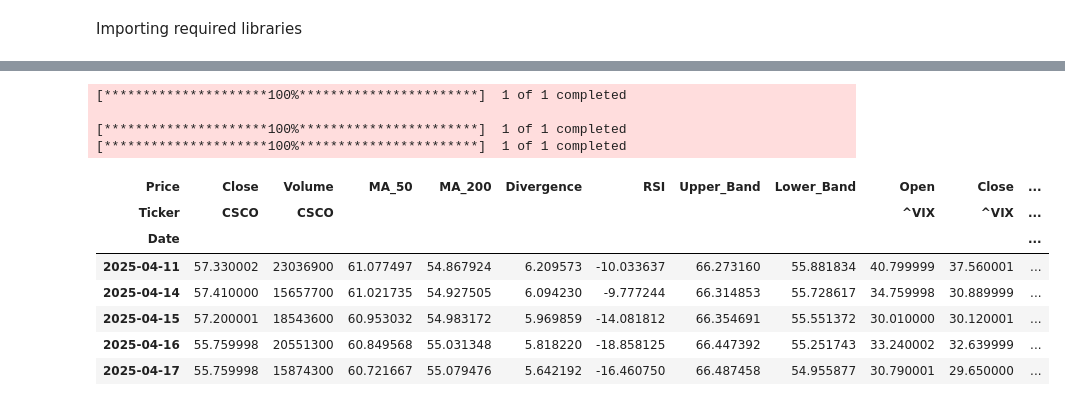
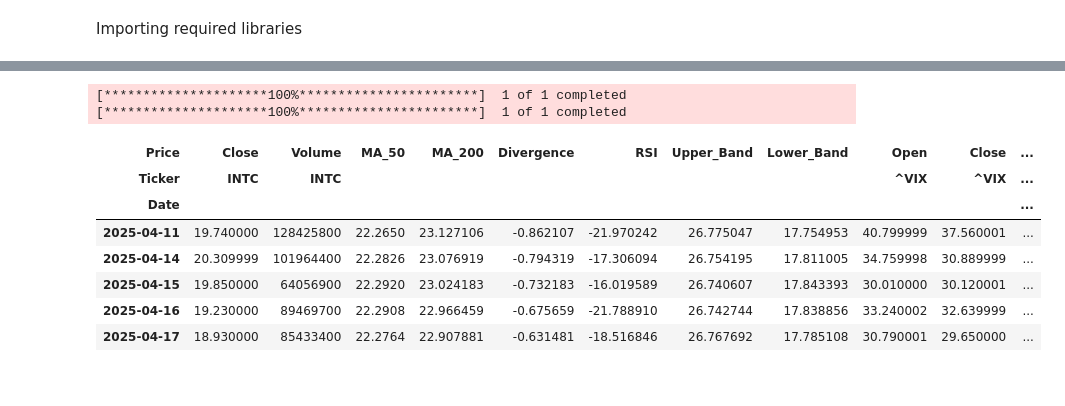
Before and after one commit to ApooU2/Project_Delta, a Jupyter notebook: combined.ipynb, the cells around one changed output, grey strips where cells are left out. Drawn from its saved outputs; the diff is of its cells as text; code cells hidden in the pictures.

```diff
--- a/combined.ipynb
+++ b/combined.ipynb
@@ -31,7 +31,7 @@ import yfinance as yf
 from sklearn.metrics import mean_absolute_error, mean_squared_error, r2_score
 # %%
 # Fetch stock data
-ticker = 'CSCO'  # Replace with desired stock ticker
+ticker = 'INTC'  # Replace with desired stock ticker
 data = yf.download(ticker, start='2010-01-01', end='2025-05-01')
 data = data[['Close', 'Volume']]
 
@@ -39,42 +39,40 @@ data = data[['Close', 'Volume']]
 ma_50 = data['Close'].rolling(window=50).mean()
 ma_200 = data['Close'].rolling(window=200).mean()
 data['MA_50'] = ma_50
 data['MA_200'] = ma_200
 data['Divergence'] = data['MA_50'] - data['MA_200']
 
 # Adding RSI
 data['RSI'] = 100 - (100 / (1 + data['Close'].pct_change().rolling(window=14).mean() / data['Close'].pct_change().rolling(window=14).std()))
 
 # Calculate Bollinger Bands separately
 std_dev = data['Close'].rolling(window=50).std()
 data['Upper_Band'] = ma_50 + (2 * std_dev)
 data['Lower_Band'] = ma_50 - (2 * std_dev)
 
 # Fetch VIX data and integrate it into the dataset
 vix_data = yf.download('^VIX', start='2010-01-01', end='2025-05-01')
 vix_data['Intraday_Range_VIX'] = vix_data['High'] - vix_data['Low']
 vix_data['Mean_Price_VIX'] = (vix_data['High'] + vix_data['Low']) / 2
 vix_data = vix_data[['Open', 'Close', 'Volume', 'Intraday_Range_VIX', 'Mean_Price_VIX']]
 
 # Align VIX data with stock data
 data = data.join(vix_data, how='inner', rsuffix='_VIX')
 
 # Drop rows with NaN values due to rolling calculations
 data = data.dropna()
 data.tail()
 # %% [output]
-[*********************100%***********************]  1 of 1 completed
-
 [*********************100%***********************]  1 of 1 completed
 [*********************100%***********************]  1 of 1 completed
 | Price | Close | Volume | MA_50 | MA_200 | Divergence | RSI | Upper_Band | Lower_Band | Open | Close | ... |
-| Ticker | CSCO | CSCO |  |  |  |  |  |  | ^VIX | ^VIX | ... |
+| Ticker | INTC | INTC |  |  |  |  |  |  | ^VIX | ^VIX | ... |
 | Date |  |  |  |  |  |  |  |  |  |  | ... |
-| 2025-04-11 | 57.330002 | 23036900 | 61.077497 | 54.867924 | 6.209573 | -10.033637 | 66.273160 | 55.881834 | 40.799999 | 37.560001 | ... |
-| 2025-04-14 | 57.410000 | 15657700 | 61.021735 | 54.927505 | 6.094230 | -9.777244 | 66.314853 | 55.728617 | 34.759998 | 30.889999 | ... |
-| 2025-04-15 | 57.200001 | 18543600 | 60.953032 | 54.983172 | 5.969859 | -14.081812 | 66.354691 | 55.551372 | 30.010000 | 30.120001 | ... |
-| 2025-04-16 | 55.759998 | 20551300 | 60.849568 | 55.031348 | 5.818220 | -18.858125 | 66.447392 | 55.251743 | 33.240002 | 32.639999 | ... |
-| 2025-04-17 | 55.759998 | 15874300 | 60.721667 | 55.079476 | 5.642192 | -16.460750 | 66.487458 | 54.955877 | 30.790001 | 29.650000 | ... |
+| 2025-04-11 | 19.740000 | 128425800 | 22.2650 | 23.127106 | -0.862107 | -21.970242 | 26.775047 | 17.754953 | 40.799999 | 37.560001 | ... |
+| 2025-04-14 | 20.309999 | 101964400 | 22.2826 | 23.076919 | -0.794319 | -17.306094 | 26.754195 | 17.811005 | 34.759998 | 30.889999 | ... |
+| 2025-04-15 | 19.850000 | 64056900 | 22.2920 | 23.024183 | -0.732183 | -16.019589 | 26.740607 | 17.843393 | 30.010000 | 30.120001 | ... |
+| 2025-04-16 | 19.230000 | 89469700 | 22.2908 | 22.966459 | -0.675659 | -21.788910 | 26.742744 | 17.838856 | 33.240002 | 32.639999 | ... |
+| 2025-04-17 | 18.930000 | 85433400 | 22.2764 | 22.907881 | -0.631481 | -18.516846 | 26.767692 | 17.785108 | 30.790001 | 29.650000 | ... |
 # %%
 # Preprocess data
 scaler = MinMaxScaler(feature_range=(0, 1))
```
Also changed, not shown: parts of 5 cells of this notebook.
